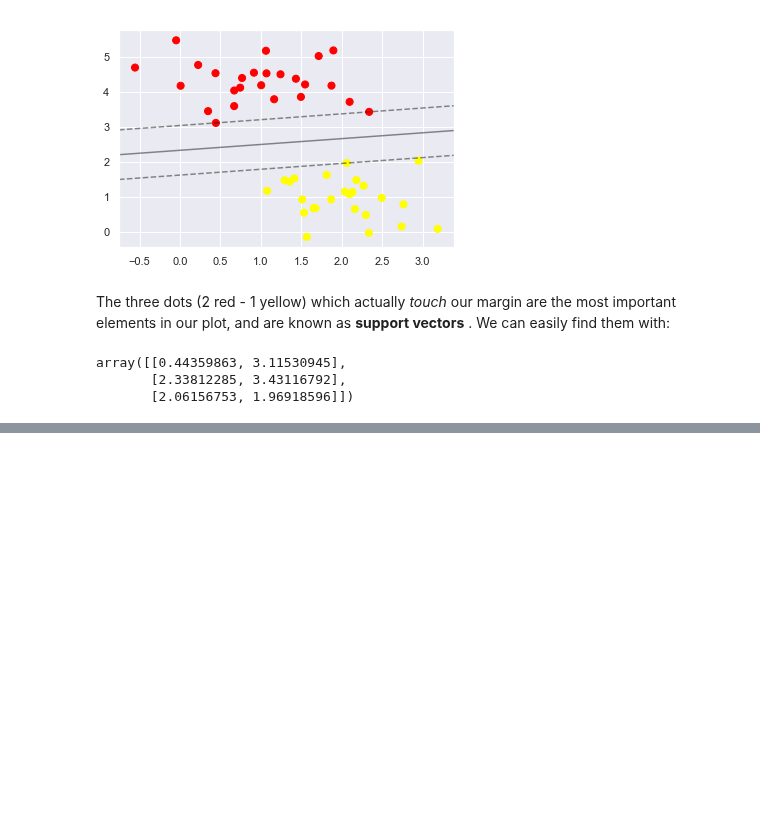
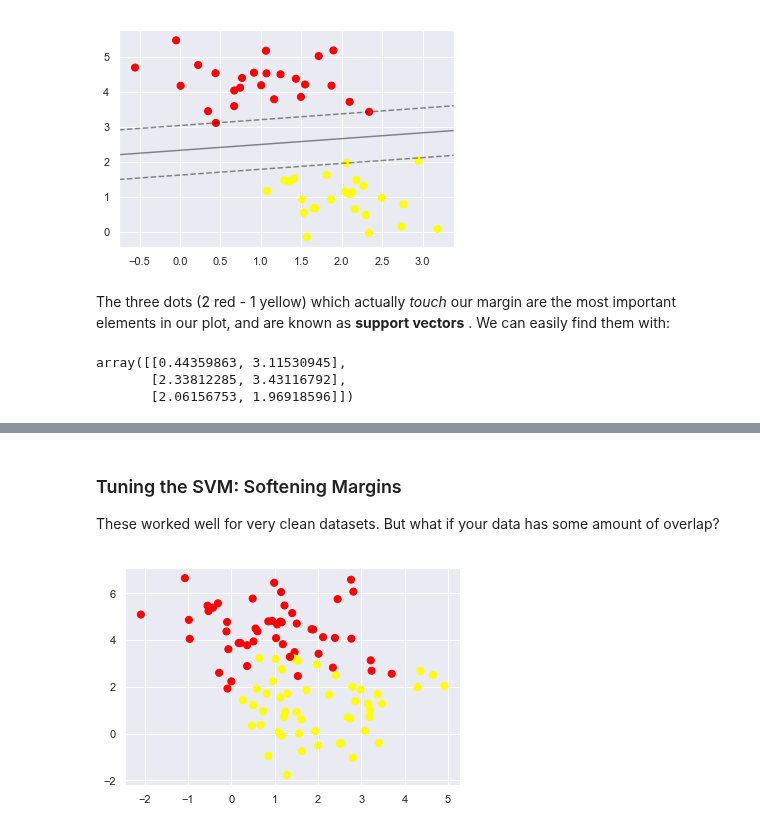
Before and after one commit to GiuseppeBaldini/Python-DS-Handbook, a Jupyter notebook: 5.Machine_Learning/05.07 - Support Vector Machines.ipynb, the cells around one changed output, grey strips where cells are left out. Saved outputs shown, nothing was run; the diff lists cells and outputs as text; code cells hidden in the pictures; blank space fills up the shorter version.

```diff
--- a/5.Machine_Learning/05.07 - Support Vector Machines.ipynb
+++ b/5.Machine_Learning/05.07 - Support Vector Machines.ipynb
@@ -112,0 +153,10 @@ array([[0.44359863, 3.11530945],
+# %% [markdown]
+### Tuning the SVM: Softening Margins
+
+These worked well for very clean datasets. But what if your data has some amount of overlap?
+# %%
+X, y = make_blobs(n_samples=100, centers=2,
+                  random_state=0, cluster_std=1.2)
+plt.scatter(X[:, 0], X[:, 1], c=y, s=50, cmap='autumn');
+# %% [output]
+[figure, added]
```
Also changed, not shown: parts of 10 cells of this notebook.
